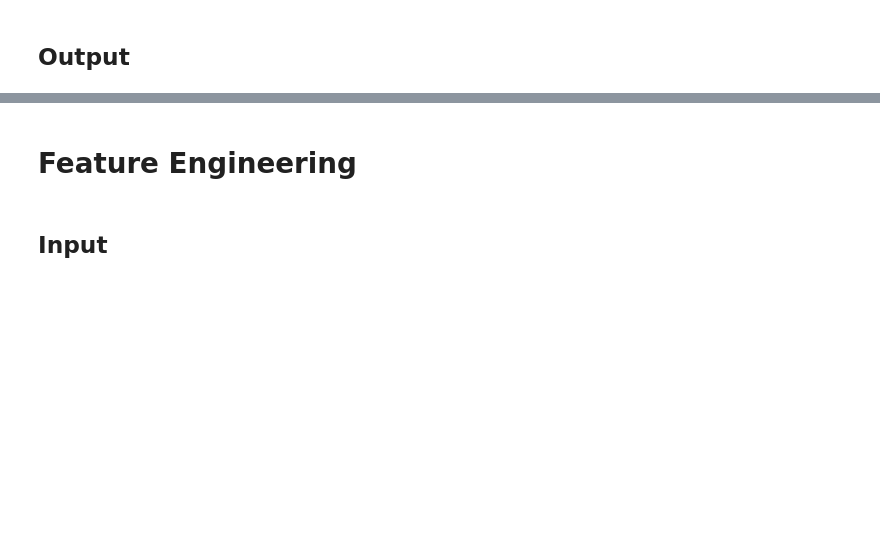
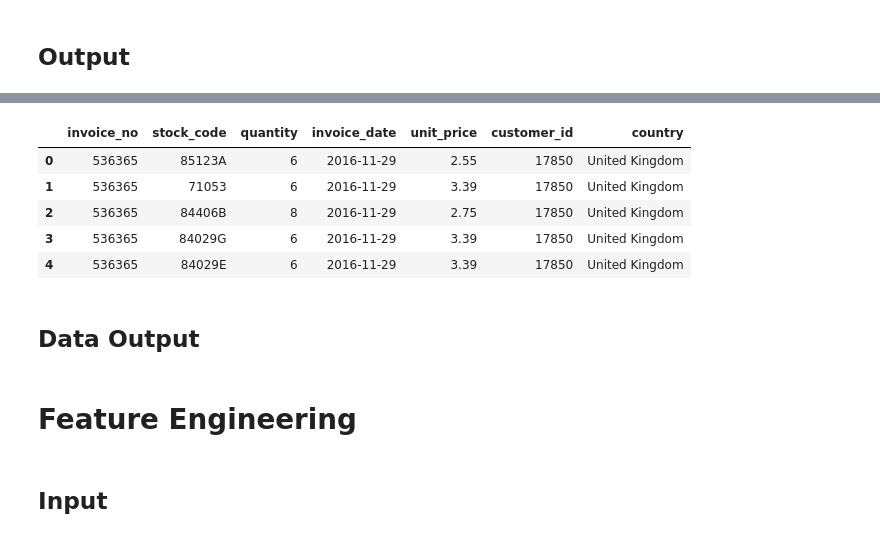
Before and after one commit to MarcosRMG/insiders_clustering, a Jupyter notebook: notebooks/insiders_clustering.ipynb, the cells around one changed output, grey strips where cells are left out. Drawn from its saved outputs; the diff is of its cells as text; code cells hidden in the pictures; blank space fills up the shorter version.

```diff
--- a/notebooks/insiders_clustering.ipynb
+++ b/notebooks/insiders_clustering.ipynb
@@ -256,0 +378,3 @@ df1.to_csv('../data/processed/df1.csv', index=False)
+# %%
+df4 = pd.read_csv('../data/processed/df1.csv')
+df4.head()
@@ -256,0 +388,32 @@ df1.to_csv('../data/processed/df1.csv', index=False)
+# %%
+#----------------------------Numerical Attributes------------------------------
+# Unit price
+df4 = df4.loc[df4['quantity'] > 0.04, :]
+
+
+#----------------------------Categorical Attributes----------------------------
+df4 = df4[~df4['stock_code'].isin(['POST', 'D', 'M', 'PADS', 'DOT', 'CRUK'])]
+
+# Description
+df4 = df4.drop('description', axis=1)
+
+# Map
+df4 = df4[~df4['country'].isin(['European Community', 'Unspecified'])]
+
+#----------------------------Split Data Frame----------------------------------
+# Returns
+df4_returns = df4[df4['quantity'] < 0]
+
+# purchases
+df4_purchases = df4[df4['quantity'] > 0]
+# %%
+df4.head()
+# %% [output]
+|  | invoice_no | stock_code | quantity | invoice_date | unit_price | customer_id | country |
+| 0 | 536365 | 85123A | 6 | 2016-11-29 | 2.55 | 17850 | United Kingdom |
+| 1 | 536365 | 71053 | 6 | 2016-11-29 | 3.39 | 17850 | United Kingdom |
+| 2 | 536365 | 84406B | 8 | 2016-11-29 | 2.75 | 17850 | United Kingdom |
+| 3 | 536365 | 84029G | 6 | 2016-11-29 | 3.39 | 17850 | United Kingdom |
+| 4 | 536365 | 84029E | 6 | 2016-11-29 | 3.39 | 17850 | United Kingdom |
+# %% [markdown]
+## Data Output
```
Also changed, not shown: parts of 30 cells of this notebook.
